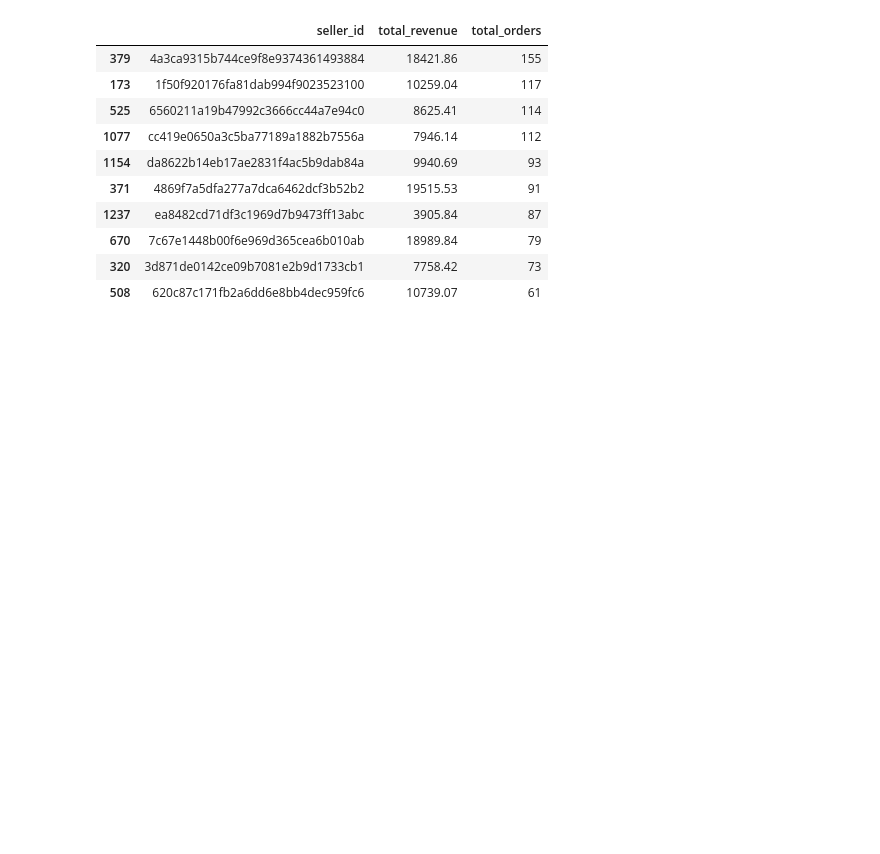
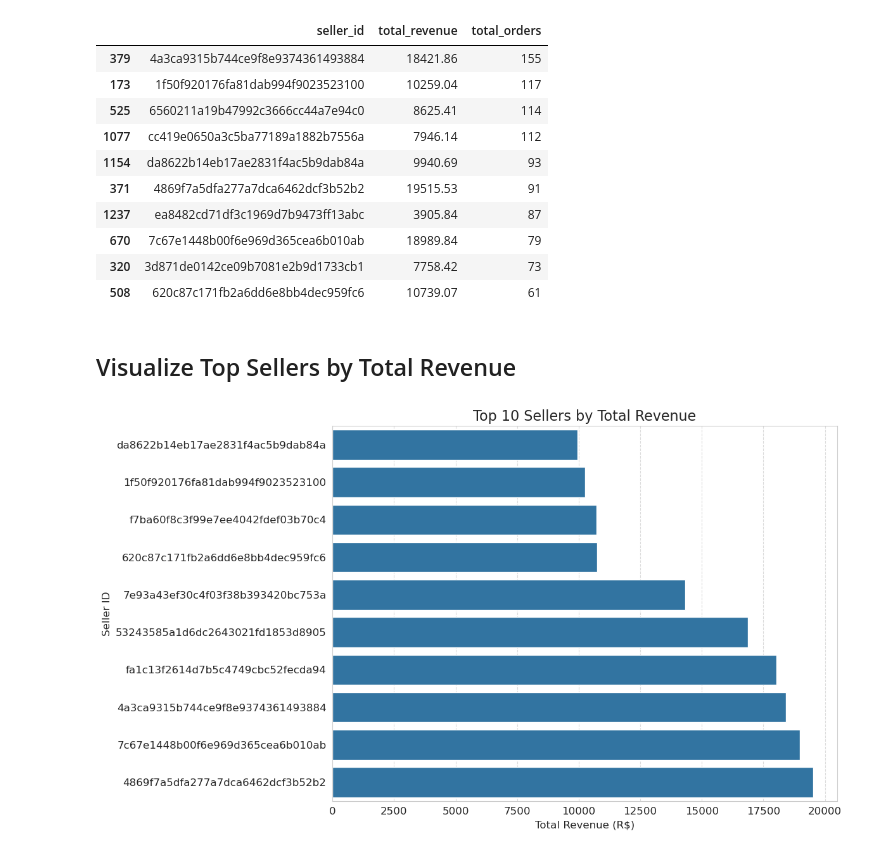
Before and after one commit to RizkiRdm/Olist-E-commerce-Performance-Analysis, a Jupyter notebook: notebooks/seller_analysis.ipynb, the cells around one changed output. Cells and saved outputs as stored; diff of their text form; code cells hidden in the pictures; blank space fills up the shorter version.

Commit message:
chore: Visualize top 10 sellers by total revenue

```diff
--- a/notebooks/seller_analysis.ipynb
+++ b/notebooks/seller_analysis.ipynb
@@ -92,3 +92,21 @@ Top 10 seller based total orders
 | 670 | 7c67e1448b00f6e969d365cea6b010ab | 18989.84 | 79 |
 | 320 | 3d871de0142ce09b7081e2b9d1733cb1 | 7758.42 | 73 |
 | 508 | 620c87c171fb2a6dd6e8bb4dec959fc6 | 10739.07 | 61 |
+# %% [markdown]
+## Visualize Top Sellers by Total Revenue
+# %%
+plt.figure(figsize=(12, 7))
+sns.barplot(
+    x="total_revenue",
+    y="seller_id",
+    data=top_sellers_by_revenue.sort_values(by="total_revenue", ascending=True),
+)
+plt.title("Top 10 Sellers by Total Revenue", fontsize=16)
+plt.xlabel("Total Revenue (R$)", fontsize=12)
+plt.ylabel("Seller ID", fontsize=12)
+plt.grid(axis="x", linestyle="--", alpha=0.7)
+plt.tight_layout()
+plt.savefig("top_10_sellers_revenue.png")  # Simpan plot
+plt.show()
+# %% [output]
+[figure, added]
```
Also changed, not shown: 1 other file.
